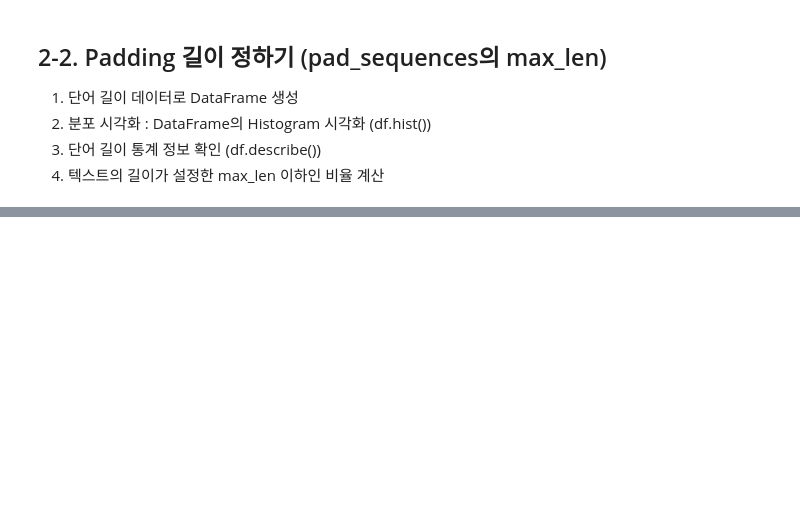
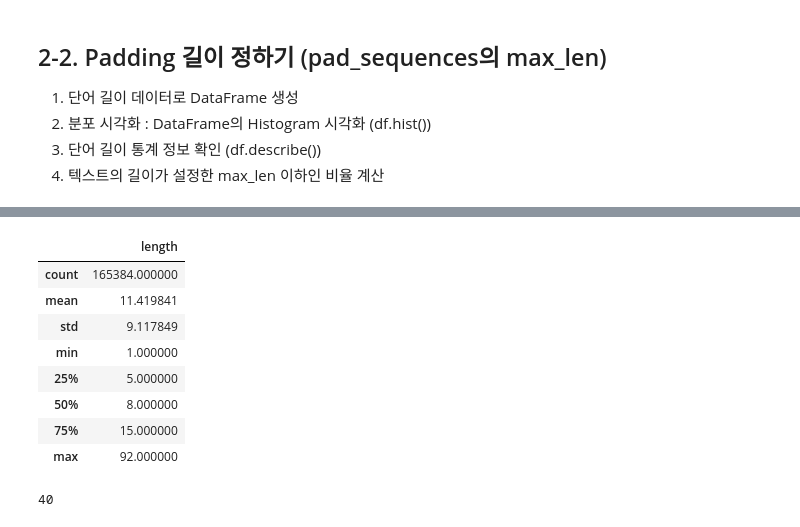
Before and after one commit to kms3356/TextMining26, a Jupyter notebook: 텍스트데이터분석_12_케라스텍스트전처리_실습.ipynb, the cells around one changed output, grey strips where cells are left out. Cells and saved outputs as stored; diff of their text form; code cells hidden in the pictures; blank space fills up the shorter version.

```diff
--- a/텍스트데이터분석_12_케라스텍스트전처리_실습.ipynb
+++ b/텍스트데이터분석_12_케라스텍스트전처리_실습.ipynb
@@ -64,4 +139,28 @@ texts[:2]
 # %%
 #단어 길이 통계 정보 확인 (df.describe())
+len_df.describe()
+# %% [output]
+|  | length |
+| count | 165384.000000 |
+| mean | 11.419841 |
+| std | 9.117849 |
+| min | 1.000000 |
+| 25% | 5.000000 |
+| 50% | 8.000000 |
+| 75% | 15.000000 |
+| max | 92.000000 |
 # %%
 #텍스트의 길이가 설정한 max_len 이하인 비율 계산
+import numpy as np
+def below_threshold_len(percent, texts):
+    # cnt = 0
+    # for text in texts:
+    #     if len(text.split()) <= threshold:
+    #         cnt += 1
+    # return f'{cnt/len(texts)*100:.2f}%'
+    text_lengths = [len(text.split()) for text in texts]
+    max_len = int(np.percentile(text_lengths, percent)) # percentile로 전체데이터의 95%지점 찾기
+    return max_len
+below_threshold_len(99.55, texts)
+# %% [output]
+40
```
Also changed, not shown: parts of 9 cells of this notebook, 4 other files.
